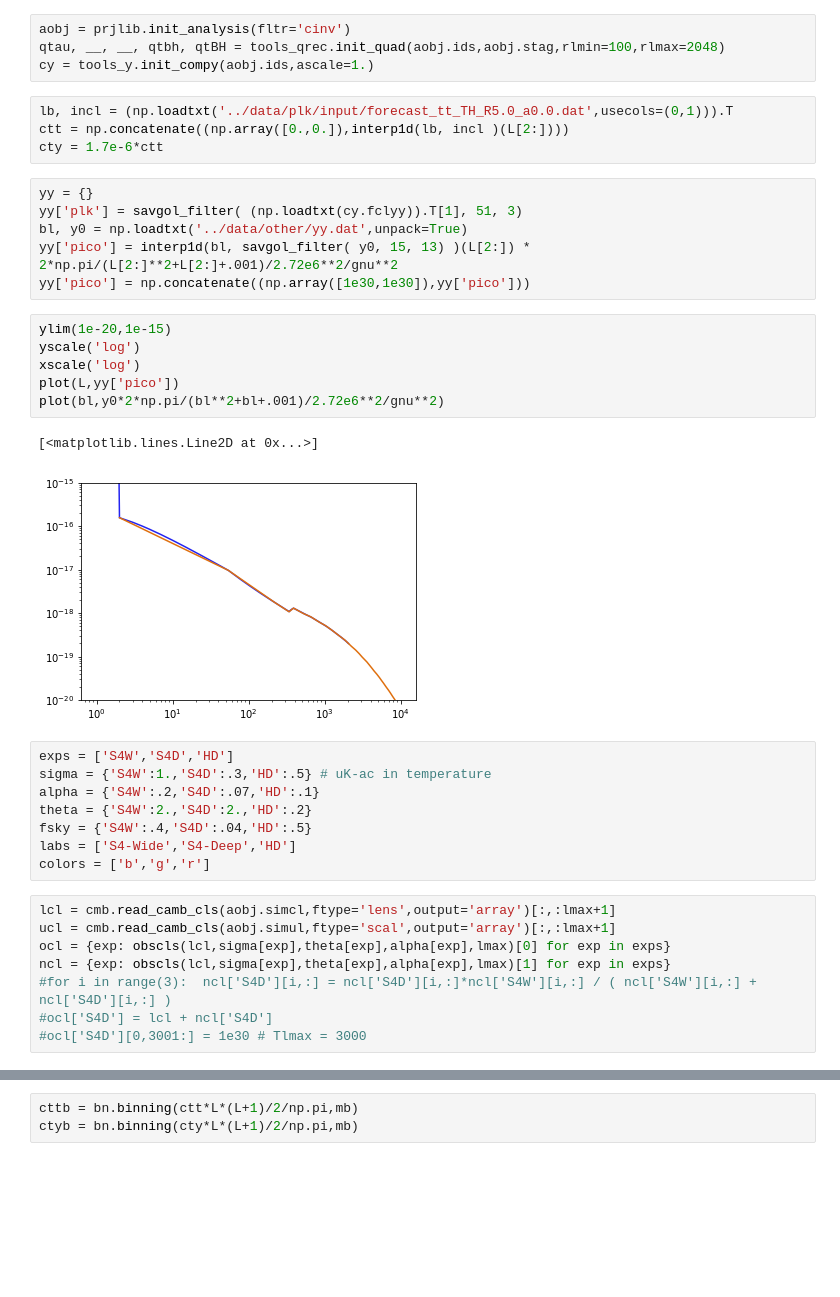
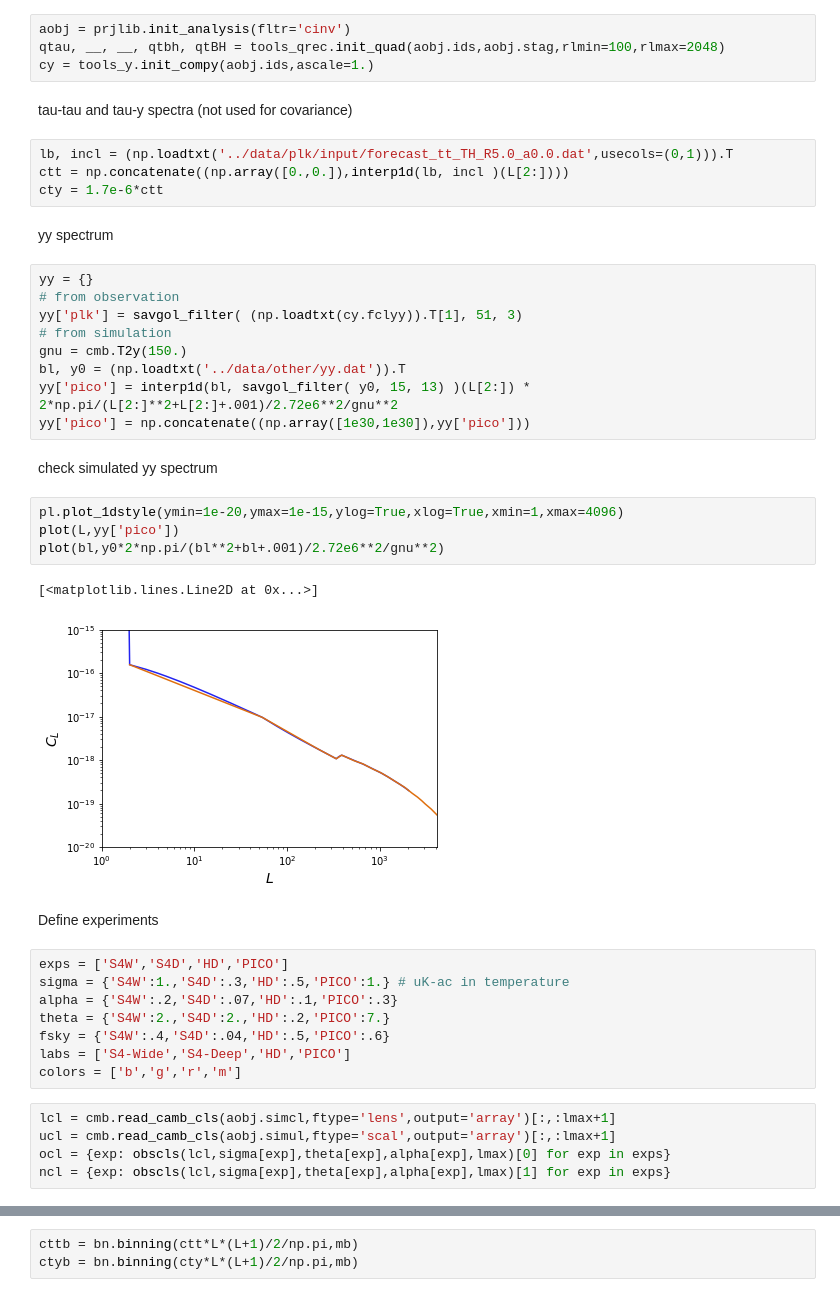
Before and after one commit to toshiyan/planck-tauxy, a Jupyter notebook: ms_cov_forecast.ipynb, the cells around one changed output, grey strips where cells are left out. Saved outputs shown, nothing was run; the diff lists cells and outputs as text; blank space fills up the shorter version.

```diff
--- a/ms_cov_forecast.ipynb
+++ b/ms_cov_forecast.ipynb
@@ -31,41 +34,47 @@ gnu = cmb.T2y(150.)
 aobj = prjlib.init_analysis(fltr='cinv')
 qtau, __, __, qtbh, qtBH = tools_qrec.init_quad(aobj.ids,aobj.stag,rlmin=100,rlmax=2048)
 cy = tools_y.init_compy(aobj.ids,ascale=1.)
+# %% [markdown]
+tau-tau and tau-y spectra (not used for covariance)
 # %%
 lb, incl = (np.loadtxt('../data/plk/input/forecast_tt_TH_R5.0_a0.0.dat',usecols=(0,1))).T
 ctt = np.concatenate((np.array([0.,0.]),interp1d(lb, incl )(L[2:])))
 cty = 1.7e-6*ctt
+# %% [markdown]
+yy spectrum
 # %%
 yy = {}
+# from observation
 yy['plk'] = savgol_filter( (np.loadtxt(cy.fclyy)).T[1], 51, 3)
-bl, y0 = np.loadtxt('../data/other/yy.dat',unpack=True)
+# from simulation
+gnu = cmb.T2y(150.)
+bl, y0 = (np.loadtxt('../data/other/yy.dat')).T
 yy['pico'] = interp1d(bl, savgol_filter( y0, 15, 13) )(L[2:]) * 2*np.pi/(L[2:]**2+L[2:]+.001)/2.72e6**2/gnu**2
 yy['pico'] = np.concatenate((np.array([1e30,1e30]),yy['pico']))
+# %% [markdown]
+check simulated yy spectrum
 # %%
-ylim(1e-20,1e-15)
-yscale('log')
-xscale('log')
+pl.plot_1dstyle(ymin=1e-20,ymax=1e-15,ylog=True,xlog=True,xmin=1,xmax=4096)
 plot(L,yy['pico'])
 plot(bl,y0*2*np.pi/(bl**2+bl+.001)/2.72e6**2/gnu**2)
 # %% [output]
 [<matplotlib.lines.Line2D at 0x...>]
-[figure, old version]
+[figure, new version]
+# %% [markdown]
+Define experiments
 # %%
-exps = ['S4W','S4D','HD']
-sigma = {'S4W':1.,'S4D':.3,'HD':.5} # uK-ac in temperature
-alpha = {'S4W':.2,'S4D':.07,'HD':.1}
-theta = {'S4W':2.,'S4D':2.,'HD':.2}
-fsky = {'S4W':.4,'S4D':.04,'HD':.5}
-labs = ['S4-Wide','S4-Deep','HD']
-colors = ['b','g','r']
+exps = ['S4W','S4D','HD','PICO']
+sigma = {'S4W':1.,'S4D':.3,'HD':.5,'PICO':1.} # uK-ac in temperature
+alpha = {'S4W':.2,'S4D':.07,'HD':.1,'PICO':.3}
+theta = {'S4W':2.,'S4D':2.,'HD':.2,'PICO':7.}
+fsky = {'S4W':.4,'S4D':.04,'HD':.5,'PICO':.6}
+labs = ['S4-Wide','S4-Deep','HD','PICO']
+colors = ['b','g','r','m']
 # %%
 lcl = cmb.read_camb_cls(aobj.simcl,ftype='lens',output='array')[:,:lmax+1]
 ucl = cmb.read_camb_cls(aobj.simul,ftype='scal',output='array')[:,:lmax+1]
 ocl = {exp: obscls(lcl,sigma[exp],theta[exp],alpha[exp],lmax)[0] for exp in exps}
 ncl = {exp: obscls(lcl,sigma[exp],theta[exp],alpha[exp],lmax)[1] for exp in exps}
-#for i in range(3):  ncl['S4D'][i,:] = ncl['S4D'][i,:]*ncl['S4W'][i,:] / ( ncl['S4W'][i,:] + ncl['S4D'][i,:] )
-#ocl['S4D'] = lcl + ncl['S4D']
-#ocl['S4D'][0,3001:] = 1e30 # Tlmax = 3000
 # %%
 # check delensing efficiency alpha
 '''
```
Also changed, not shown: parts of 14 cells of this notebook, 1 other file.
